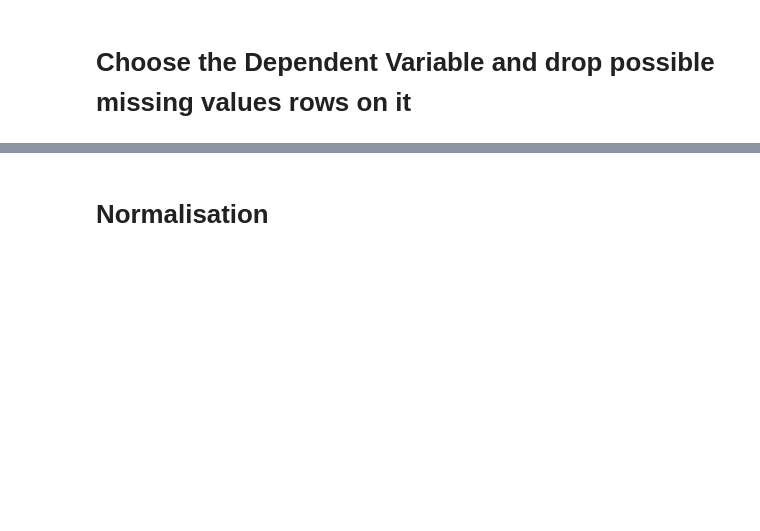
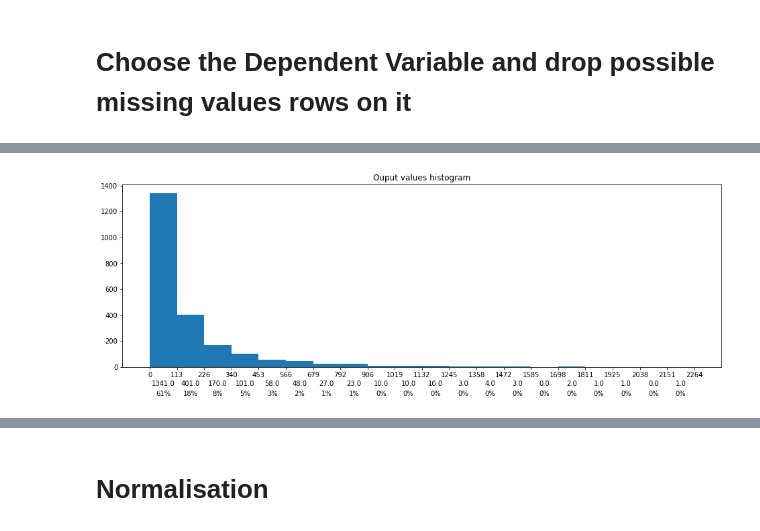
Before and after one commit to danif93/Community-And-Crime-Regression, a Jupyter notebook: kernel.ipynb, the cells around one changed output, grey strips where cells are left out. Saved outputs shown, nothing was run; the diff lists cells and outputs as text; code cells hidden in the pictures; blank space fills up the shorter version.

```diff
--- a/kernel.ipynb
+++ b/kernel.ipynb
@@ -71,0 +96,20 @@ data,values = drop_naSample(pred_features, regr_values[dep_var])
+# %%
+plt.figure(figsize=(16,5))
+counts,bins,_ = plt.hist(values,bins=20)
+
+bin_centers = 0.5 * np.diff(bins) + bins[:-1]
+for count, x in zip(counts, bin_centers):
+    # Label the raw counts
+    plt.annotate(str(count), xy=(x, 0), xycoords=('data', 'axes fraction'),
+        xytext=(0, -20), textcoords='offset points', va='top', ha='center')
+
+    # Label the percentages
+    percent = '%0.0f%%' % (100 * float(count) / counts.sum())
+    plt.annotate(percent, xy=(x, 0), xycoords=('data', 'axes fraction'),
+        xytext=(0, -35), textcoords='offset points', va='top', ha='center')
+
+plt.title("Ouput values histogram")
+plt.xticks(bins)
+plt.show()
+# %% [output]
+[figure, added]
```
Also changed, not shown: parts of 41 cells of this notebook.
